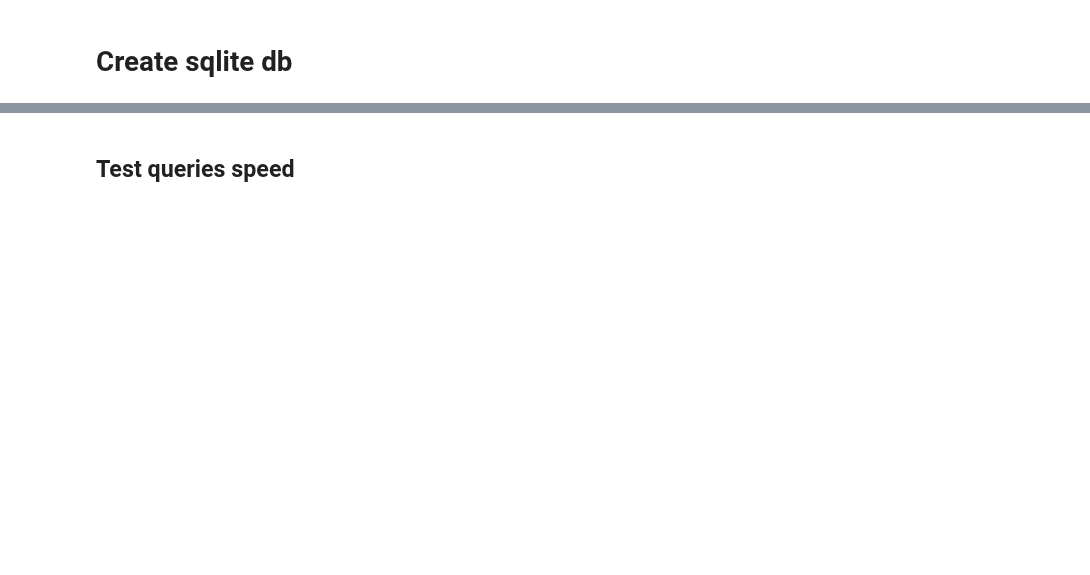
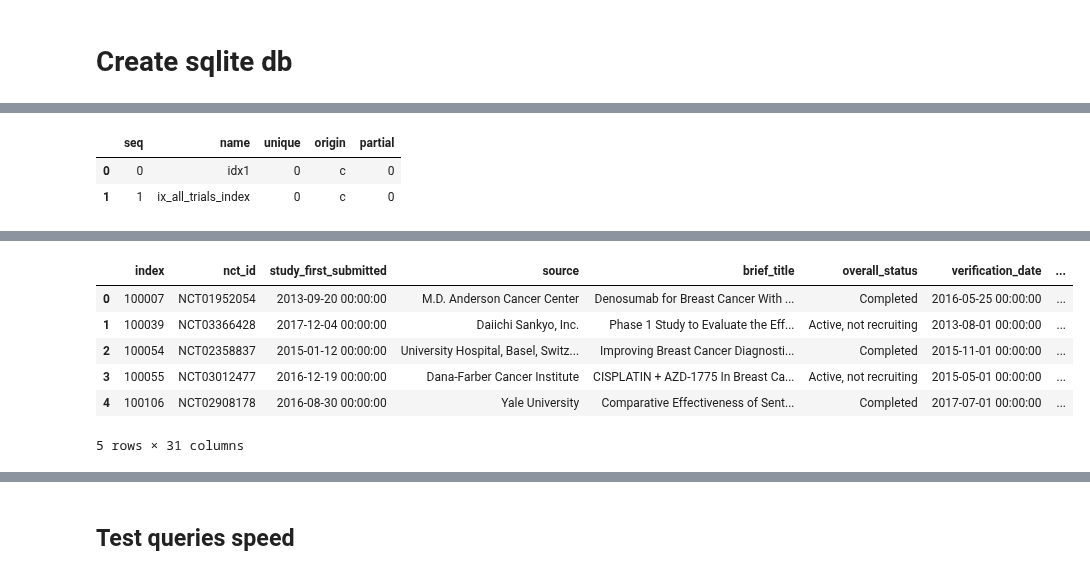
Before and after one commit to cmdelaserna/clinical-trials, a Jupyter notebook: mvp/notebooks/Script 3 - df setup, export working dataset.ipynb, the cells around one changed output, grey strips where cells are left out. Drawn from its saved outputs; the diff is of its cells as text; code cells hidden in the pictures; blank space fills up the shorter version.

```diff
--- a/mvp/notebooks/Script 3 - df setup, export working dataset.ipynb
+++ b/mvp/notebooks/Script 3 - df setup, export working dataset.ipynb
@@ -161,0 +243,12 @@ pd.read_sql_query("PRAGMA index_list(all_trials);", conn)
+# %%
+# get list of indexes
+pd.read_sql_query("PRAGMA index_list(all_trials);", conn)
+# %% [output]
+|  | seq | name | unique | origin | partial |
+| 0 | 0 | idx1 | 0 | c | 0 |
+| 1 | 1 | ix_all_trials_index | 0 | c | 0 |
+# %%
+# test new query
+%time search_query = pd.read_sql_query("SELECT * from all_trials WHERE all_text LIKE '%breast cancer%';", conn)
+search_query.head()
+# %% [output]
@@ -161,0 +257,7 @@ pd.read_sql_query("PRAGMA index_list(all_trials);", conn)
+|  | index | nct_id | study_first_submitted | source | brief_title | overall_status | verification_date | ... |
+| 0 | 100007 | NCT01952054 | 2013-09-20 00:00:00 | M.D. Anderson Cancer Center | Denosumab for Breast Cancer With ... | Completed | 2016-05-25 00:00:00 | ... |
+| 1 | 100039 | NCT03366428 | 2017-12-04 00:00:00 | Daiichi Sankyo, Inc. | Phase 1 Study to Evaluate the Eff... | Active, not recruiting | 2013-08-01 00:00:00 | ... |
+| 2 | 100054 | NCT02358837 | 2015-01-12 00:00:00 | University Hospital, Basel, Switz... | Improving Breast Cancer Diagnosti... | Completed | 2015-11-01 00:00:00 | ... |
+| 3 | 100055 | NCT03012477 | 2016-12-19 00:00:00 | Dana-Farber Cancer Institute | CISPLATIN + AZD-1775 In Breast Ca... | Active, not recruiting | 2015-05-01 00:00:00 | ... |
+| 4 | 100106 | NCT02908178 | 2016-08-30 00:00:00 | Yale University | Comparative Effectiveness of Sent... | Completed | 2017-07-01 00:00:00 | ... |
+5 rows × 31 columns
```
Also changed, not shown: parts of 31 cells of this notebook, 1 other file.
